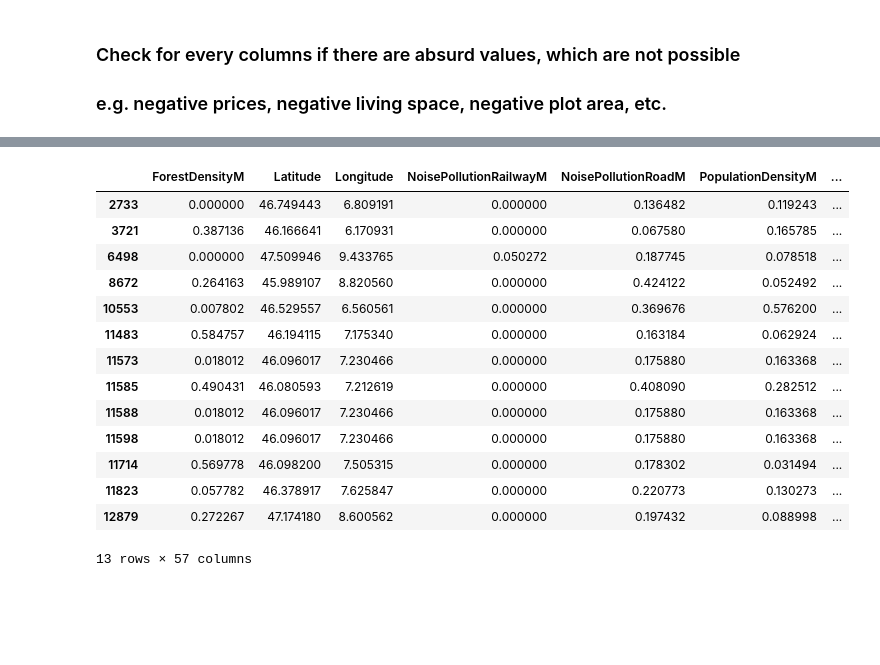
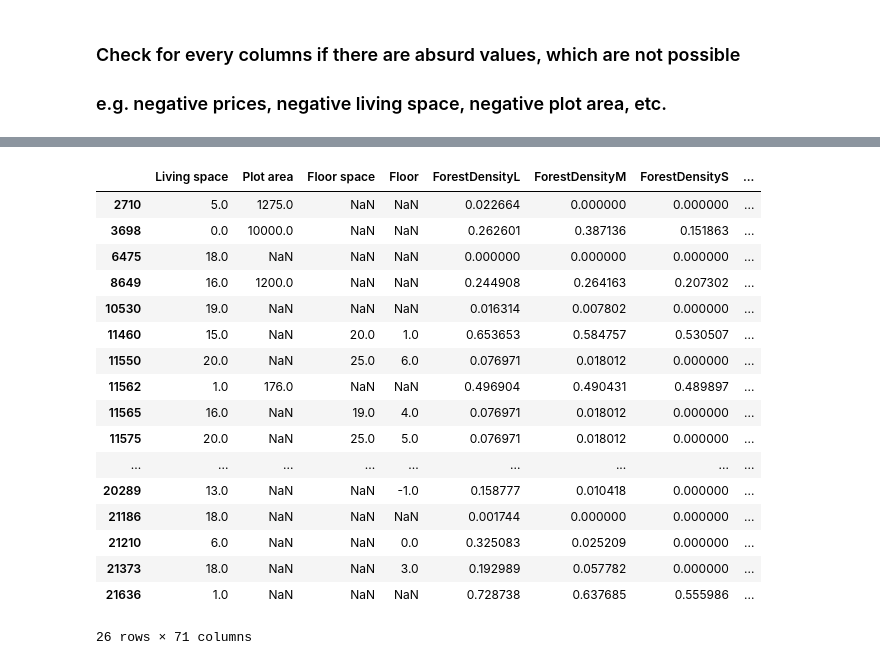
Before and after one commit to marvinvr/fhnw-cml1, a Jupyter notebook: 01_data_wrangling.ipynb, the cells around one changed output, grey strips where cells are left out. Saved outputs shown, nothing was run; the diff lists cells and outputs as text; code cells hidden in the pictures; blank space fills up the shorter version.

```diff
--- a/01_data_wrangling.ipynb
+++ b/01_data_wrangling.ipynb
@@ -124,21 +169,2 @@ clean_df["floor"] = floor_col
 # %% [markdown]
 ### Remove redundant columns
-# %%
-redundant_columns = [
-    "Municipality",
-    "Living space",
-    "Floor space",
-    "Plot area",
-    "location_parsed",
-    "details",
-    "price",
-    "details_structured",
-    "index",
-    "lat",
-    "lon",
-    "space_from_details",
-    "rooms_from_details",
-    "floor"
-]
-
-clean_df = clean_df.drop(redundant_columns, axis=1)
@@ -147,15 +170,0 @@ clean_df = clean_df.drop(redundant_columns, axis=1)
-# %%
-name_mapping = [
-    ["Space extracted", "living_space_m2"],
-    ["Floor_space_merged_m2", "floor_space_m2"],
-    ["Plot_area_merged_m2", "plot_area_m2"],
-    ["Availability_merged", "availability"],
-    ["Municipality_merged", "municipality"],
-    ["price_cleaned", "price"]
-]
-
-for name in name_mapping:
-    if name[0] not in clean_df.columns:
-        continue
-    clean_df[name[1]] = clean_df[name[0]].copy()
-    clean_df = clean_df.drop(name[0], axis=1)
@@ -164,3 +170,0 @@ for name in name_mapping:
-# %%
-clean_df["Floor space_m2"] = clean_df["Floor space_m2"].astype(float)
-clean_df["Plot area_m2"] = clean_df["Plot area_m2"].str.replace(",", ".").astype(float)
@@ -177,4 +238,4 @@ array(['penthouse', 'terrace-house', 'detached-house', 'flat',
        'furnished-residential-property', 'rustico', 'single-room'],
       dtype=object)
 # %%
-clean_df = pd.get_dummies(clean_df, columns=['type'])
+clean_df = pd.get_dummies(clean_df, columns=['type_unified'])
@@ -361,19 +319,22 @@ stats_df
 # %%
-#living_space_m2, Floor space_m2, area_m2 and price has weird min values, lets check them
-model_df[model_df["living_space_m2"] <= 20]
+#living_space_m2, Floor space_m2, area_m2 and price has weird min values, let's check them
+clean_df[clean_df['Living space'] <= 20]
 # %% [output]
-|  | ForestDensityM | Latitude | Longitude | NoisePollutionRailwayM | NoisePollutionRoadM | PopulationDensityM | ... |
-| 2733 | 0.000000 | 46.749443 | 6.809191 | 0.000000 | 0.136482 | 0.119243 | ... |
-| 3721 | 0.387136 | 46.166641 | 6.170931 | 0.000000 | 0.067580 | 0.165785 | ... |
-| 6498 | 0.000000 | 47.509946 | 9.433765 | 0.050272 | 0.187745 | 0.078518 | ... |
-| 8672 | 0.264163 | 45.989107 | 8.820560 | 0.000000 | 0.424122 | 0.052492 | ... |
-| 10553 | 0.007802 | 46.529557 | 6.560561 | 0.000000 | 0.369676 | 0.576200 | ... |
-| 11483 | 0.584757 | 46.194115 | 7.175340 | 0.000000 | 0.163184 | 0.062924 | ... |
-| 11573 | 0.018012 | 46.096017 | 7.230466 | 0.000000 | 0.175880 | 0.163368 | ... |
-| 11585 | 0.490431 | 46.080593 | 7.212619 | 0.000000 | 0.408090 | 0.282512 | ... |
-| 11588 | 0.018012 | 46.096017 | 7.230466 | 0.000000 | 0.175880 | 0.163368 | ... |
-| 11598 | 0.018012 | 46.096017 | 7.230466 | 0.000000 | 0.175880 | 0.163368 | ... |
-| 11714 | 0.569778 | 46.098200 | 7.505315 | 0.000000 | 0.178302 | 0.031494 | ... |
-| 11823 | 0.057782 | 46.378917 | 7.625847 | 0.000000 | 0.220773 | 0.130273 | ... |
-| 12879 | 0.272267 | 47.174180 | 8.600562 | 0.000000 | 0.197432 | 0.088998 | ... |
+|  | Living space | Plot area | Floor space | Floor | ForestDensityL | ForestDensityM | ForestDensityS | ... |
+| 2710 | 5.0 | 1275.0 | NaN | NaN | 0.022664 | 0.000000 | 0.000000 | ... |
+| 3698 | 0.0 | 10000.0 | NaN | NaN | 0.262601 | 0.387136 | 0.151863 | ... |
+| 6475 | 18.0 | NaN | NaN | NaN | 0.000000 | 0.000000 | 0.000000 | ... |
+| 8649 | 16.0 | 1200.0 | NaN | NaN | 0.244908 | 0.264163 | 0.207302 | ... |
+| 10530 | 19.0 | NaN | NaN | NaN | 0.016314 | 0.007802 | 0.000000 | ... |
+| 11460 | 15.0 | NaN | 20.0 | 1.0 | 0.653653 | 0.584757 | 0.530507 | ... |
+| 11550 | 20.0 | NaN | 25.0 | 6.0 | 0.076971 | 0.018012 | 0.000000 | ... |
+| 11562 | 1.0 | 176.0 | NaN | NaN | 0.496904 | 0.490431 | 0.489897 | ... |
+| 11565 | 16.0 | NaN | 19.0 | 4.0 | 0.076971 | 0.018012 | 0.000000 | ... |
+| 11575 | 20.0 | NaN | 25.0 | 5.0 | 0.076971 | 0.018012 | 0.000000 | ... |
+| ... | ... | ... | ... | ... | ... | ... | ... | ... |
+| 20289 | 13.0 | NaN | NaN | -1.0 | 0.158777 | 0.010418 | 0.000000 | ... |
+| 21186 | 18.0 | NaN | NaN | NaN | 0.001744 | 0.000000 | 0.000000 | ... |
+| 21210 | 6.0 | NaN | NaN | 0.0 | 0.325083 | 0.025209 | 0.000000 | ... |
+| 21373 | 18.0 | NaN | NaN | 3.0 | 0.192989 | 0.057782 | 0.000000 | ... |
+| 21636 | 1.0 | NaN | NaN | NaN | 0.728738 | 0.637685 | 0.555986 | ... |
-13 rows × 57 columns
+26 rows × 71 columns
```
Also changed, not shown: parts of 60 cells of this notebook, 2 other files.
